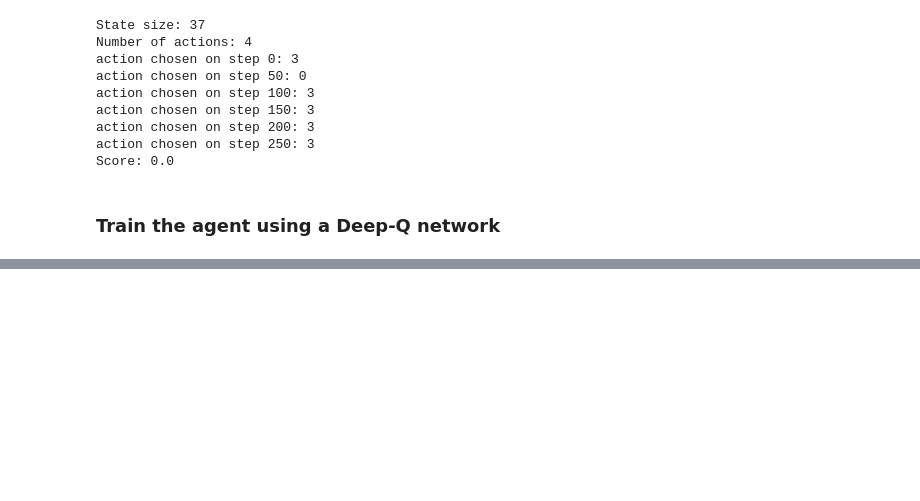
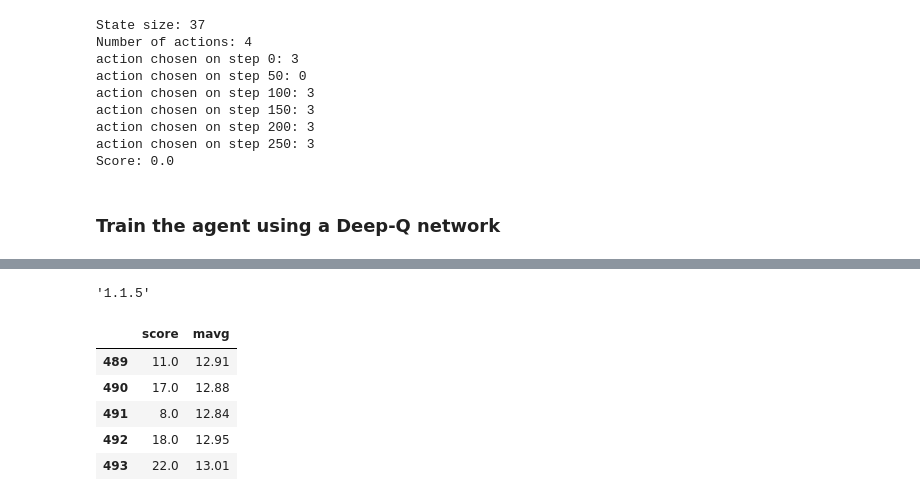
Before and after one commit to dcfwight/reinforcement_learning_bananas, a Jupyter notebook: Navigation.ipynb, the cells around one changed output, grey strips where cells are left out. Drawn from its saved outputs; the diff is of its cells as text; code cells hidden in the pictures; blank space fills up the shorter version.

```diff
--- a/Navigation.ipynb
+++ b/Navigation.ipynb
@@ -285,0 +304,14 @@ Episode: 445    Average score: 11.8
+# %%
+pd.__version__
+# %% [output]
+'1.1.5'
+# %%
+df['mavg'] = df['score'].rolling(100).mean()
+df.tail()
+# %% [output]
+|  | score | mavg |
+| 489 | 11.0 | 12.91 |
+| 490 | 17.0 | 12.88 |
+| 491 | 8.0 | 12.84 |
+| 492 | 18.0 | 12.95 |
+| 493 | 22.0 | 13.01 |
```
Also changed, not shown: parts of 5 cells of this notebook.
